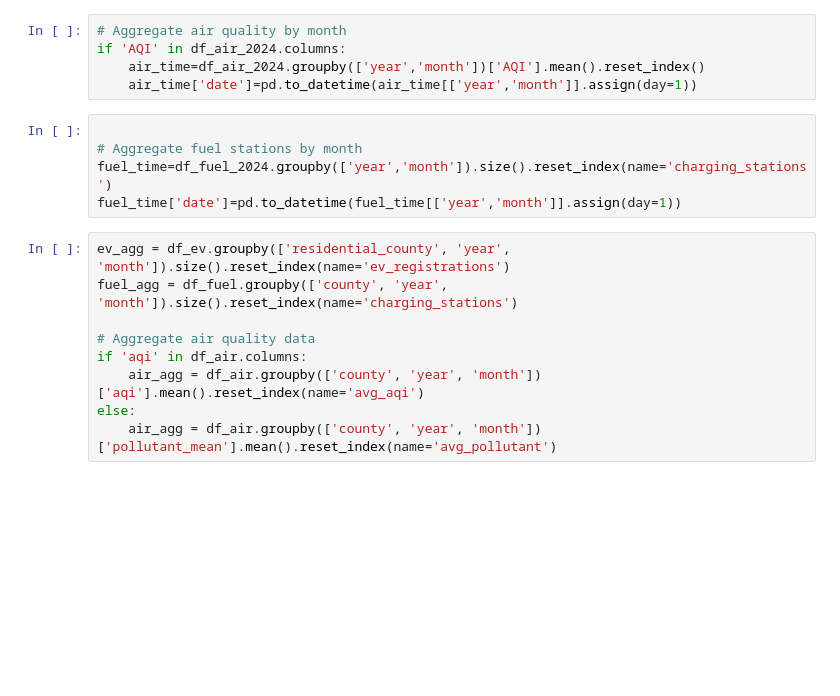
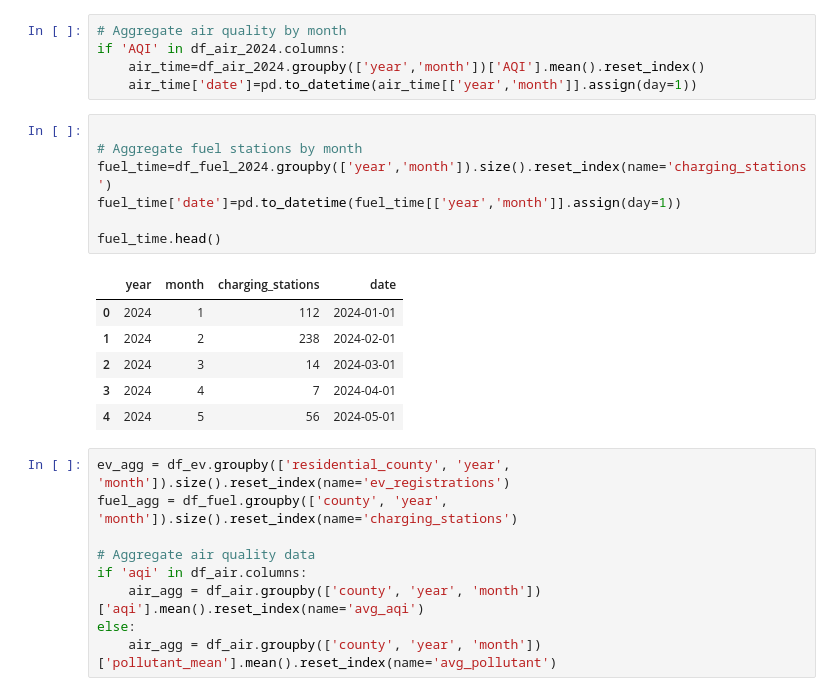
Before and after one commit to x23364394/Environmenatal_impact_of_EV_adoption, a Jupyter notebook: Group_Q_Clean_Data_Merge.ipynb, the cells around one changed output. Drawn from its saved outputs; the diff is of its cells as text; blank space fills up the shorter version.

```diff
--- a/Group_Q_Clean_Data_Merge.ipynb
+++ b/Group_Q_Clean_Data_Merge.ipynb
@@ -309,8 +327,17 @@ if 'AQI' in df_air_2024.columns:
 # %%
 
 # Aggregate fuel stations by month
 fuel_time=df_fuel_2024.groupby(['year','month']).size().reset_index(name='charging_stations')
 fuel_time['date']=pd.to_datetime(fuel_time[['year','month']].assign(day=1))
+
+fuel_time.head()
+# %% [output]
+|  | year | month | charging_stations | date |
+| 0 | 2024 | 1 | 112 | 2024-01-01 |
+| 1 | 2024 | 2 | 238 | 2024-02-01 |
+| 2 | 2024 | 3 | 14 | 2024-03-01 |
+| 3 | 2024 | 4 | 7 | 2024-04-01 |
+| 4 | 2024 | 5 | 56 | 2024-05-01 |
 # %%
 ev_agg = df_ev.groupby(['residential_county', 'year', 'month']).size().reset_index(name='ev_registrations')
 fuel_agg = df_fuel.groupby(['county', 'year', 'month']).size().reset_index(name='charging_stations')
```
Also changed, not shown: parts of 10 cells of this notebook.
